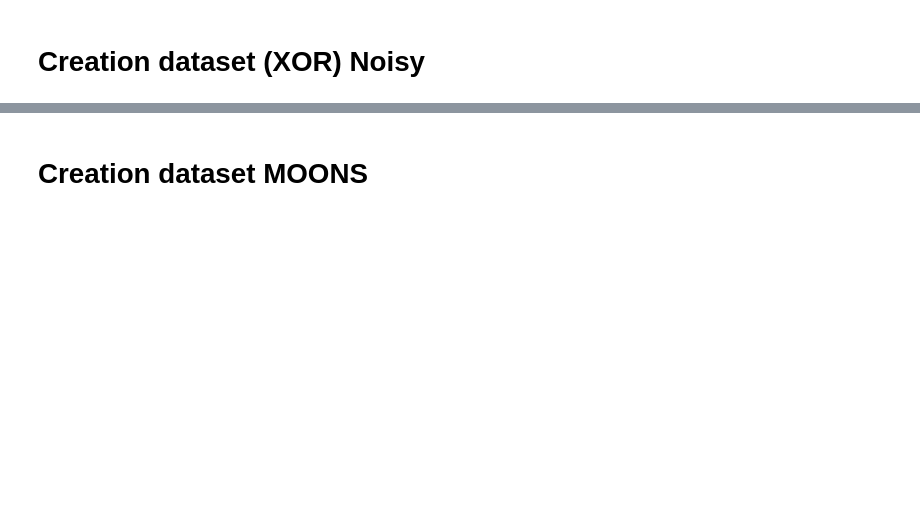
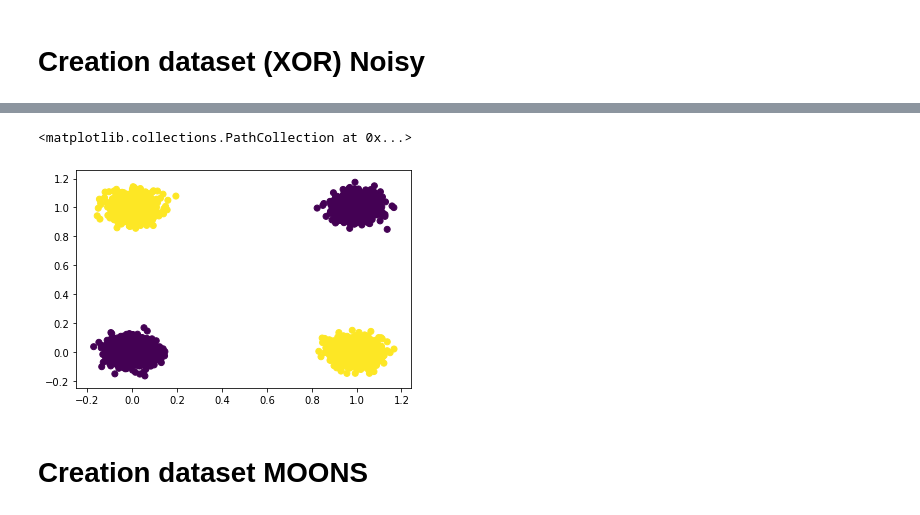
Before and after one commit to ywsyws/DNN-in-POO, a Jupyter notebook: DNN_L-layer_POO.ipynb, the cells around one changed output, grey strips where cells are left out. Drawn from its saved outputs; the diff is of its cells as text; code cells hidden in the pictures; blank space fills up the shorter version.

```diff
--- a/DNN_L-layer_POO.ipynb
+++ b/DNN_L-layer_POO.ipynb
@@ -165,8 +169,8 @@ class Network:
         self.layers.append(layer)
 
     # print cost during training and evaluation
-    def print_cost(self,loss_fn, A, Y, epoch_number=-1):
-        cost = getattr(loss_fn, 'formula')(A, Y)
+    def print_cost(self,loss_fn, A, y, epoch_number=-1):
+        cost = getattr(loss_fn, 'formula')(A, y)
 
         # print cost during training
         if epoch_number != -1:
@@ -177,8 +181,8 @@ class Network:
             print(f'cost: {cost}')
 
     # get the derivative of the cost function for the last layer (dA[L])
-    def get_error_derivative(self, loss_fn, A, Y):
-        return getattr(loss_fn, 'derivative')(A, Y)
+    def get_error_derivative(self, loss_fn, A, y):
+        return getattr(loss_fn, 'derivative')(A, y)
 
     # call forward pass function for the whole
     def forward(self, A):
@@ -192,12 +196,12 @@ class Network:
             dA = layer.backward_pass(dA, learning_rate)
 
     # train the DNN model
-    def fit(self, X, Y, iteration, loss_fn, learning_rate, print_freq=1000):
+    def fit(self, X, y, iteration, loss_fn, learning_rate, print_freq=10000):
         for i in range(iteration):
 
             A = self.forward(X)
-            if i % print_freq == 0: self.print_cost(loss_fn, A, Y, epoch_number=i)
-            dA = self.get_error_derivative(loss_fn, A, Y)
+            if i % print_freq == 0: self.print_cost(loss_fn, A, y, epoch_number=i)
+            dA = self.get_error_derivative(loss_fn, A, y)
             self.backward(dA, learning_rate)
 
         return A
@@ -209,11 +213,11 @@ class Network:
         return predictions
 
     # evaluate the performace of the DNN model
-    def evaluate(self, X, Y, loss_func, dataset_name="dataset", print_cost=False):
-        Y_hat = self.predict(X)
-        accuracy = np.average((Y == Y_hat) * 1)
+    def evaluate(self, X, y, loss_func, dataset_name="dataset", print_cost=False):
+        y_hat = self.predict(X)
+        accuracy = np.average((y == y_hat) * 1)
         print(f'Accuracy of the {dataset_name}: {accuracy * 100}%')
-        if print_cost : self.print_cost(loss_fn, self.forward(X), Y)
+        if print_cost : self.print_cost(loss_fn, self.forward(X), y)
 # %%
 #
 # DATASET CREATION
@@ -275,2 +277,8 @@ plt.scatter(X[0,:], X[1,:], c=Y_pred[0,:])
+# %%
+y_pred = net.predict(X)
+plt.scatter(X[0,:], X[1,:], c=y_pred[0,:])
+# %% [output]
+<matplotlib.collections.PathCollection at 0x...>
+[figure, added]
 # %% [markdown]
 # Creation dataset MOONS
```
Also changed, not shown: parts of 10 cells of this notebook.
